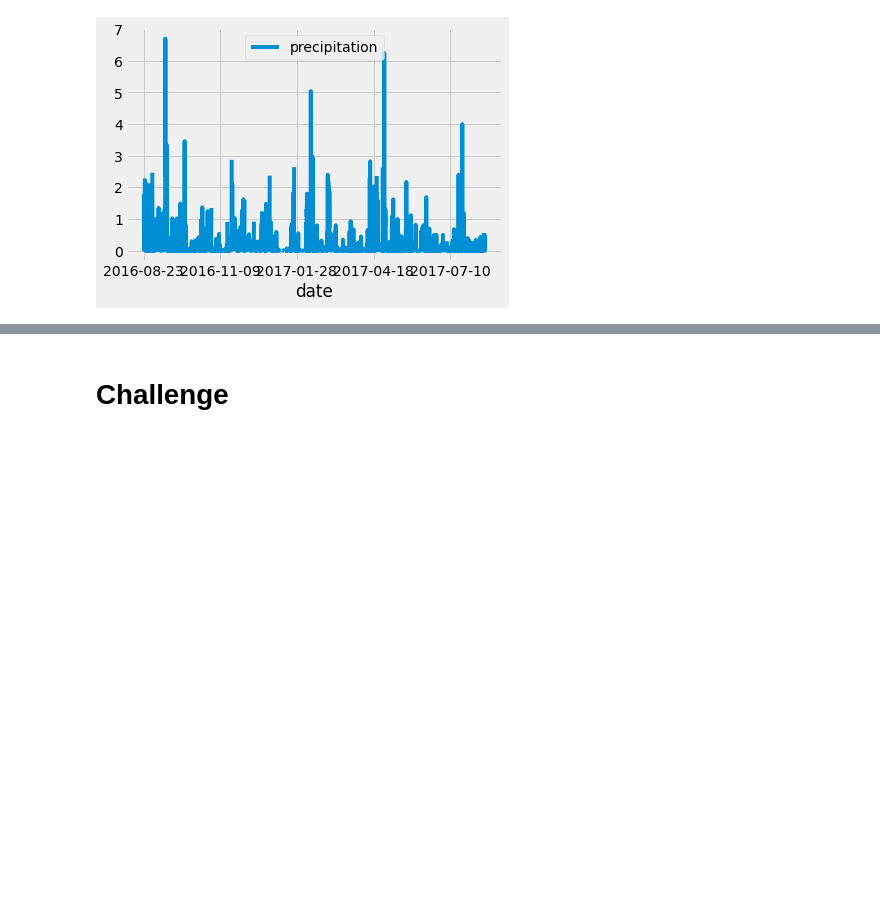
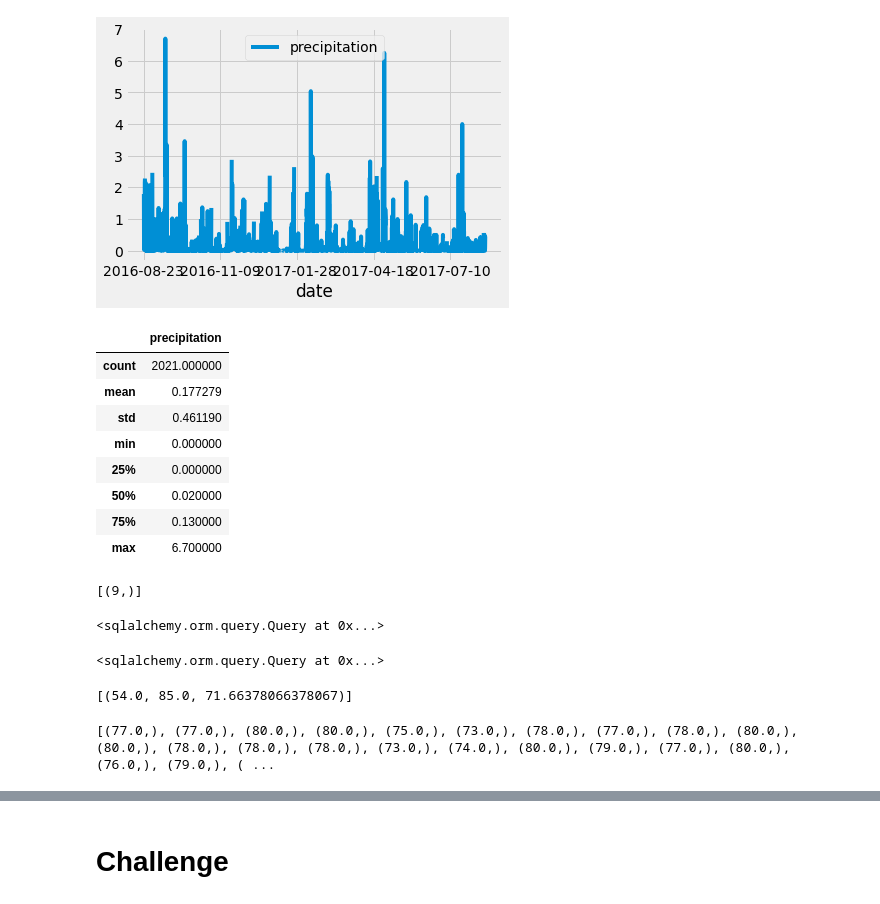
Before and after one commit to BBright07/surfs_up, a Jupyter notebook: climate_analysis.ipynb, the cells around one changed output, grey strips where cells are left out. Cells and saved outputs as stored; diff of their text form; code cells hidden in the pictures; blank space fills up the shorter version.

```diff
--- a/climate_analysis.ipynb
+++ b/climate_analysis.ipynb
@@ -88,0 +86,31 @@ df.plot()
+# %%
+df.describe()
+# %% [output]
+|  | precipitation |
+| count | 2021.000000 |
+| mean | 0.177279 |
+| std | 0.461190 |
+| min | 0.000000 |
+| 25% | 0.000000 |
+| 50% | 0.020000 |
+| 75% | 0.130000 |
+| max | 6.700000 |
+# %%
+session.query(func.count(Station.station)).all()
+# %% [output]
+[(9,)]
+# %%
+session.query(Measurement.station, func.count(Measurement.station)).\
+    group_by(Measurement.station).order_by(func.count(Measurement.station).desc())
+# %% [output]
+<sqlalchemy.orm.query.Query at 0x...>
+# %%
+session.query(func.min(Measurement.tobs), func.max(Measurement.tobs), func.avg(Measurement.tobs)).\
+filter(Measurement.station == 'USC00519281')
+# %% [output]
+<sqlalchemy.orm.query.Query at 0x...>
+# %%
+session.query(func.min(Measurement.tobs), func.max(Measurement.tobs), func.avg(Measurement.tobs)).\
+filter(Measurement.station == 'USC00519281').all()
+# %% [output]
+[(54.0, 85.0, 71.66378066378067)]
@@ -89,3 +121,7 @@ df.plot()
+# %%
+print(results)
+# %% [output]
+[(77.0,), (77.0,), (80.0,), (80.0,), (75.0,), (73.0,), (78.0,), (77.0,), (78.0,), (80.0,), (80.0,), (78.0,), (78.0,), (78.0,), (73.0,), (74.0,), (80.0,), (79.0,), (77.0,), (80.0,), (76.0,), (79.0,), ( ...
 # %%
 # Using the station id from the previous query, calculate the lowest temperature recorded,
 # highest temperature recorded, and average temperature most active station?
```
Also changed, not shown: parts of 7 cells of this notebook.
